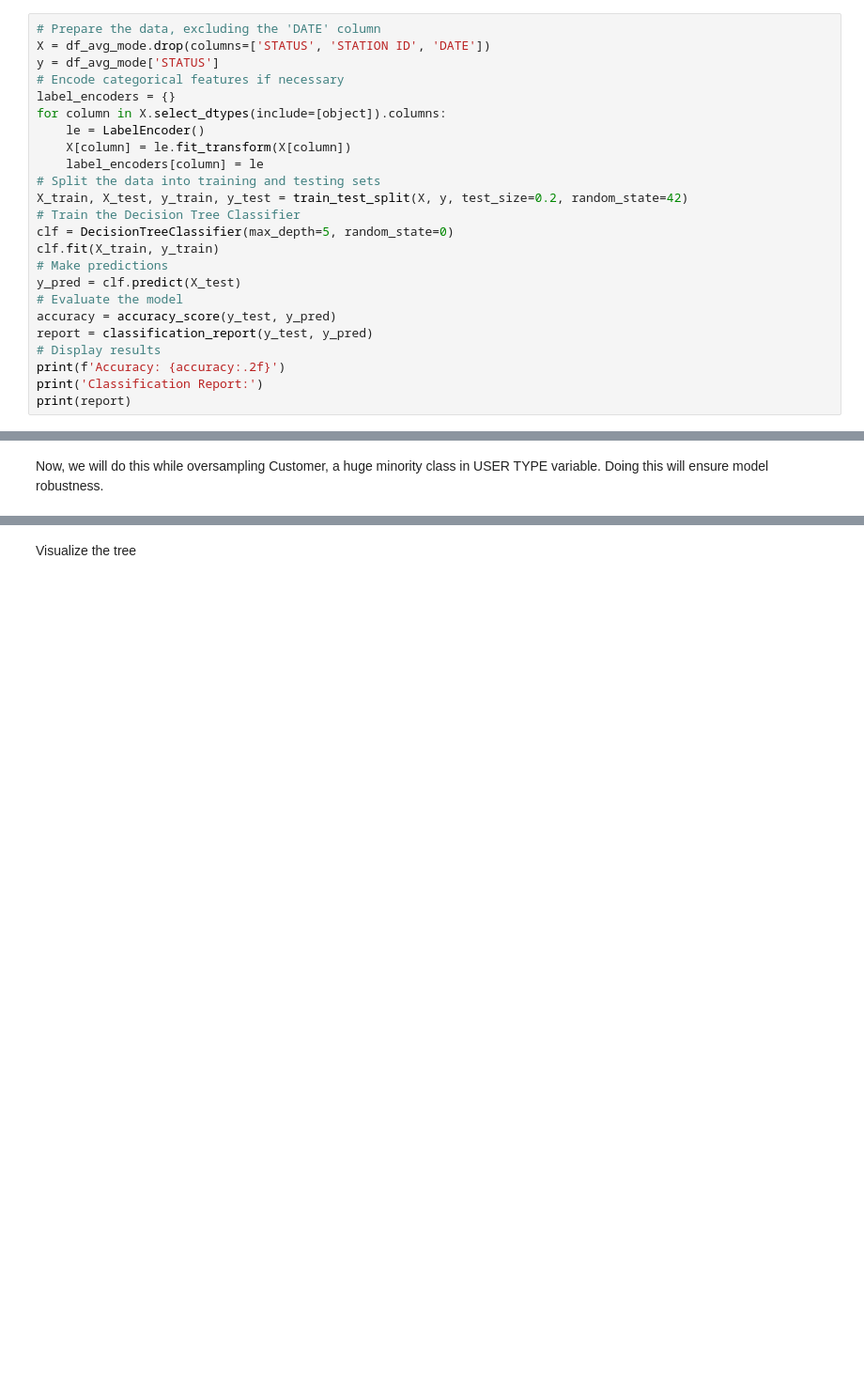
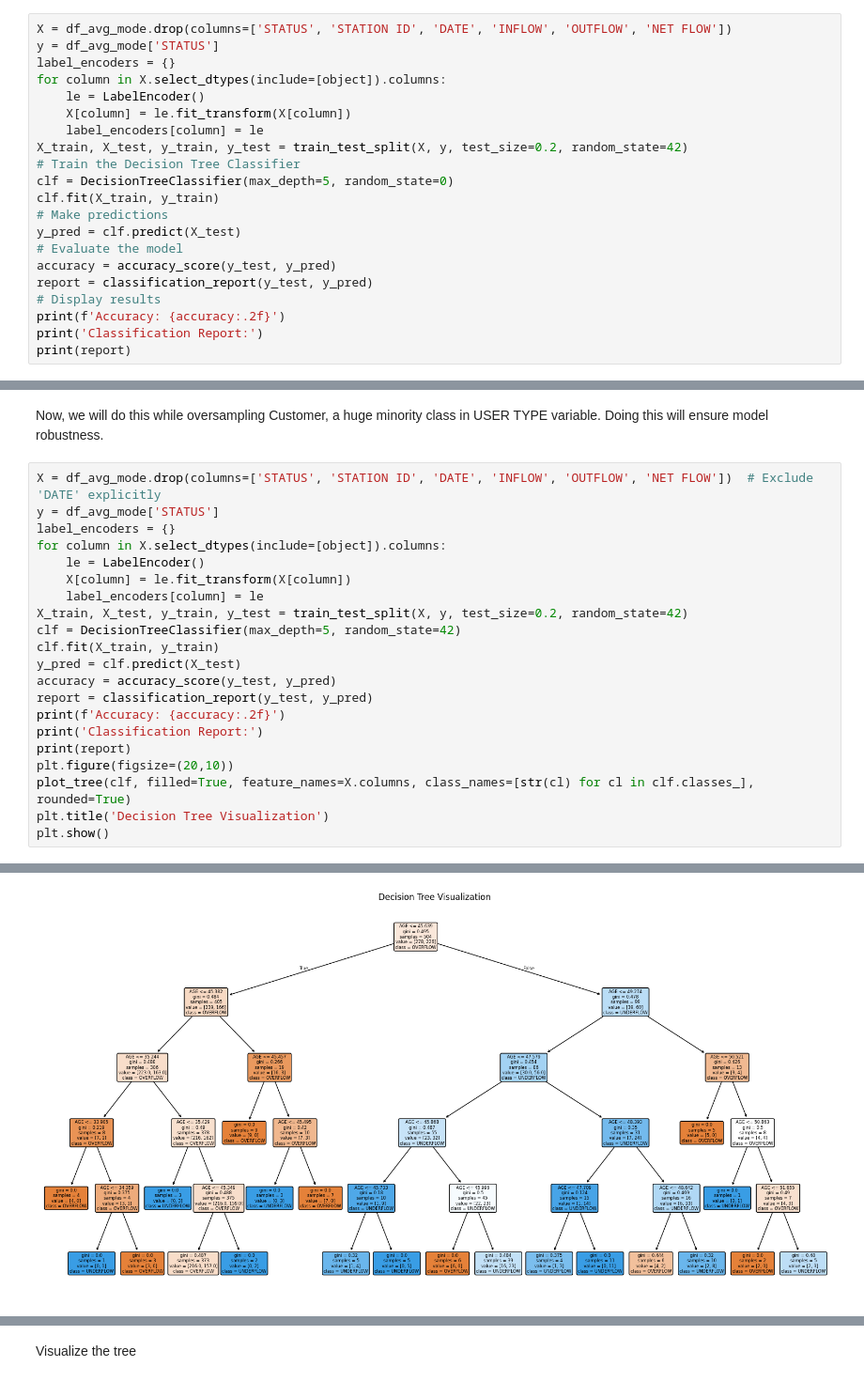
Before and after one commit to TURX/451_divvy_bike, a Jupyter notebook: steve/DecisionTree.ipynb, the cells around one changed output, grey strips where cells are left out. Shown at 94% size. Cells and saved outputs as stored; diff of their text form; blank space fills up the shorter version.

```diff
--- a/steve/DecisionTree.ipynb
+++ b/steve/DecisionTree.ipynb
@@ -125,14 +125,11 @@ Now do a Classifier tree
 # %%
-# Prepare the data, excluding the 'DATE' column
-X = df_avg_mode.drop(columns=['STATUS', 'STATION ID', 'DATE'])
+X = df_avg_mode.drop(columns=['STATUS', 'STATION ID', 'DATE', 'INFLOW', 'OUTFLOW', 'NET FLOW'])
 y = df_avg_mode['STATUS']
-# Encode categorical features if necessary
 label_encoders = {}
 for column in X.select_dtypes(include=[object]).columns:
     le = LabelEncoder()
     X[column] = le.fit_transform(X[column])
     label_encoders[column] = le
-# Split the data into training and testing sets
 X_train, X_test, y_train, y_test = train_test_split(X, y, test_size=0.2, random_state=42)
 # Train the Decision Tree Classifier
 clf = DecisionTreeClassifier(max_depth=5, random_state=0)
@@ -160,2 +157,24 @@ weighted avg       0.89      0.89      0.89       126
 # %% [markdown]
 Now, we will do this while oversampling Customer, a huge minority class in USER TYPE variable. Doing this will ensure model robustness.
+# %%
+X = df_avg_mode.drop(columns=['STATUS', 'STATION ID', 'DATE', 'INFLOW', 'OUTFLOW', 'NET FLOW'])  # Exclude 'DATE' explicitly
+y = df_avg_mode['STATUS']
+label_encoders = {}
+for column in X.select_dtypes(include=[object]).columns:
+    le = LabelEncoder()
+    X[column] = le.fit_transform(X[column])
+    label_encoders[column] = le
+X_train, X_test, y_train, y_test = train_test_split(X, y, test_size=0.2, random_state=42)
+clf = DecisionTreeClassifier(max_depth=5, random_state=42)
+clf.fit(X_train, y_train)
+y_pred = clf.predict(X_test)
+accuracy = accuracy_score(y_test, y_pred)
+report = classification_report(y_test, y_pred)
+print(f'Accuracy: {accuracy:.2f}')
+print('Classification Report:')
+print(report)
+plt.figure(figsize=(20,10))
+plot_tree(clf, filled=True, feature_names=X.columns, class_names=[str(cl) for cl in clf.classes_], rounded=True)
+plt.title('Decision Tree Visualization')
+plt.show()
+# %% [output]
@@ -161,0 +191 @@ Now, we will do this while oversampling Customer, a huge minority class in USER
+[figure, added]
```
Also changed, not shown: parts of 13 cells of this notebook.
